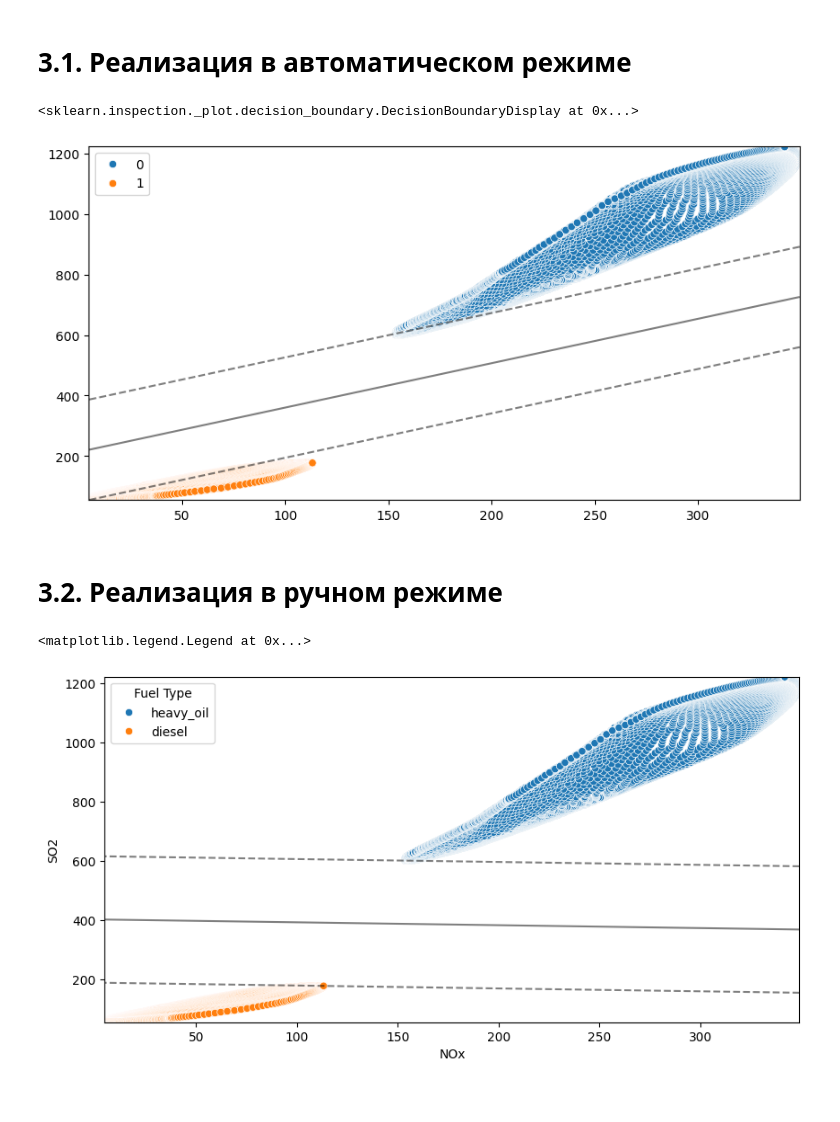
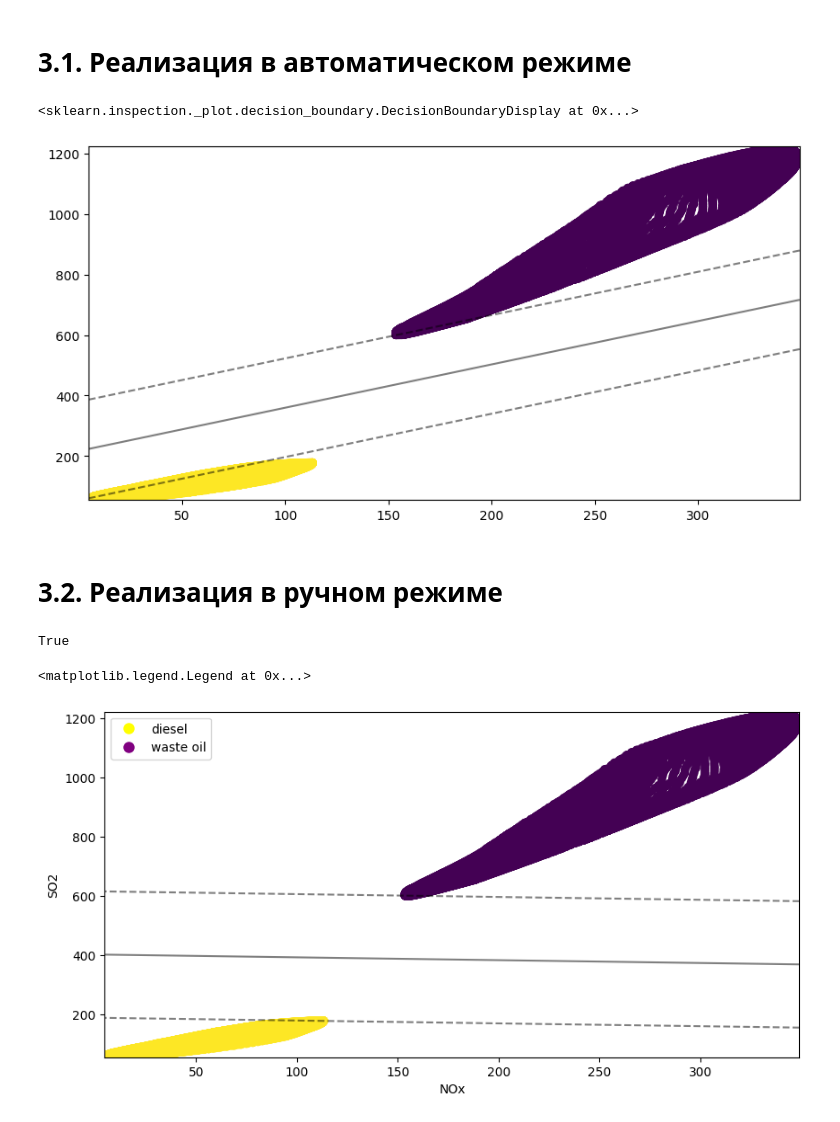
Before and after one commit to EvilSoboL/machineLearningNstu, a Jupyter notebook: notebooks/lab1.5.ipynb, the cells around one changed output. Saved outputs shown, nothing was run; the diff lists cells and outputs as text; code cells hidden in the pictures.

```diff
--- a/notebooks/lab1.5.ipynb
+++ b/notebooks/lab1.5.ipynb
@@ -94,31 +95,31 @@ Name: proportion, dtype: float64
 # %%
 x: list[float, float] = [list(sample) for sample in zip(training_sample['NOx'], training_sample['SO2'])]
 y: list[float] = list(training_sample['Type'])
 
 clf = svm.LinearSVC(dual="auto").fit(x, y)
 
 x = np.array(x)
 x: list[float, float] = [list(sample) for sample in zip(df['NOx'], df['SO2'])]
 y: list[float] = list(df['Type'])
 x = np.array(x)
 
 plt.figure(figsize=(10, 5))
-sns.scatterplot(x=x[:, 0], y=x[:, 1], hue=y)
+plt.scatter(x[:, 0], x[:, 1], c=y)
 ax = plt.gca()
 DecisionBoundaryDisplay.from_estimator(
         clf,
         x,
         ax=ax,
         grid_resolution=50,
         plot_method="contour",
         colors="k",
         levels=[-1, 0, 1],
         alpha=0.5,
         linestyles=["--", "-", "--"],
     )
 # %% [output]
 <sklearn.inspection._plot.decision_boundary.DecisionBoundaryDisplay at 0x...>
-[figure, old version]
+[figure, new version]
 # %% [markdown]
 # 3.2. Реализация в ручном режиме
 # %%
@@ -131,8 +132,10 @@ x: list[float, float] = [list(sample) for sample in zip(df['NOx'], df['SO2'])]
 y: list[float] = list(df['Type'])
 x = np.array(x)
 
+print('True') if np.all(clf.predict(x) == y) else print('False')
+
 plt.figure(figsize=(10, 5))
-sns.scatterplot(x=x[:, 0], y=x[:, 1], hue=y)
+plt.scatter(x[:, 0], x[:, 1], c=y)
 ax = plt.gca()
 DecisionBoundaryDisplay.from_estimator(
         clf,
@@ -148,10 +151,14 @@ DecisionBoundaryDisplay.from_estimator(
 plt.xlabel('NOx')
 plt.ylabel('SO2')
 
-handles, labels = ax.get_legend_handles_labels()
+colors = ['yellow', 'purple']
+labels = ['diesel', 'waste oil']
 
-new_labels = ['heavy_oil', 'diesel']
-ax.legend(handles=handles, labels=new_labels, title="Fuel Type")
+legend_elements = [Line2D([0], [0], marker='o', color='w',
+                          label=label, markerfacecolor=color, markersize=10)
+                   for color, label in zip(colors, labels)]
+plt.legend(handles=legend_elements)
 # %% [output]
-<matplotlib.legend.Legend at 0x...>
+True
+<matplotlib.legend.Legend at 0x...>
-[figure, old version]
+[figure, new version]
```
Also changed, not shown: parts of 5 cells of this notebook, 10 other files.
